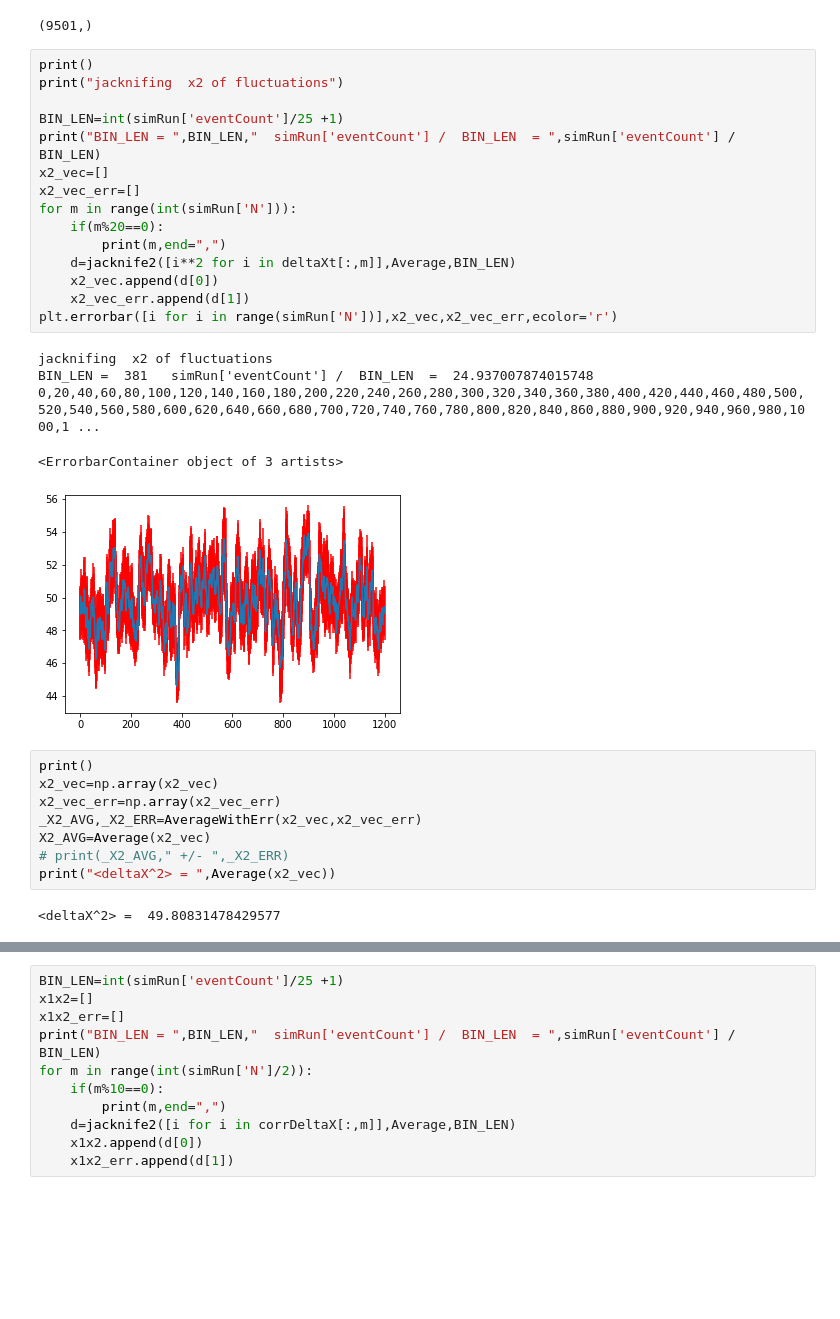
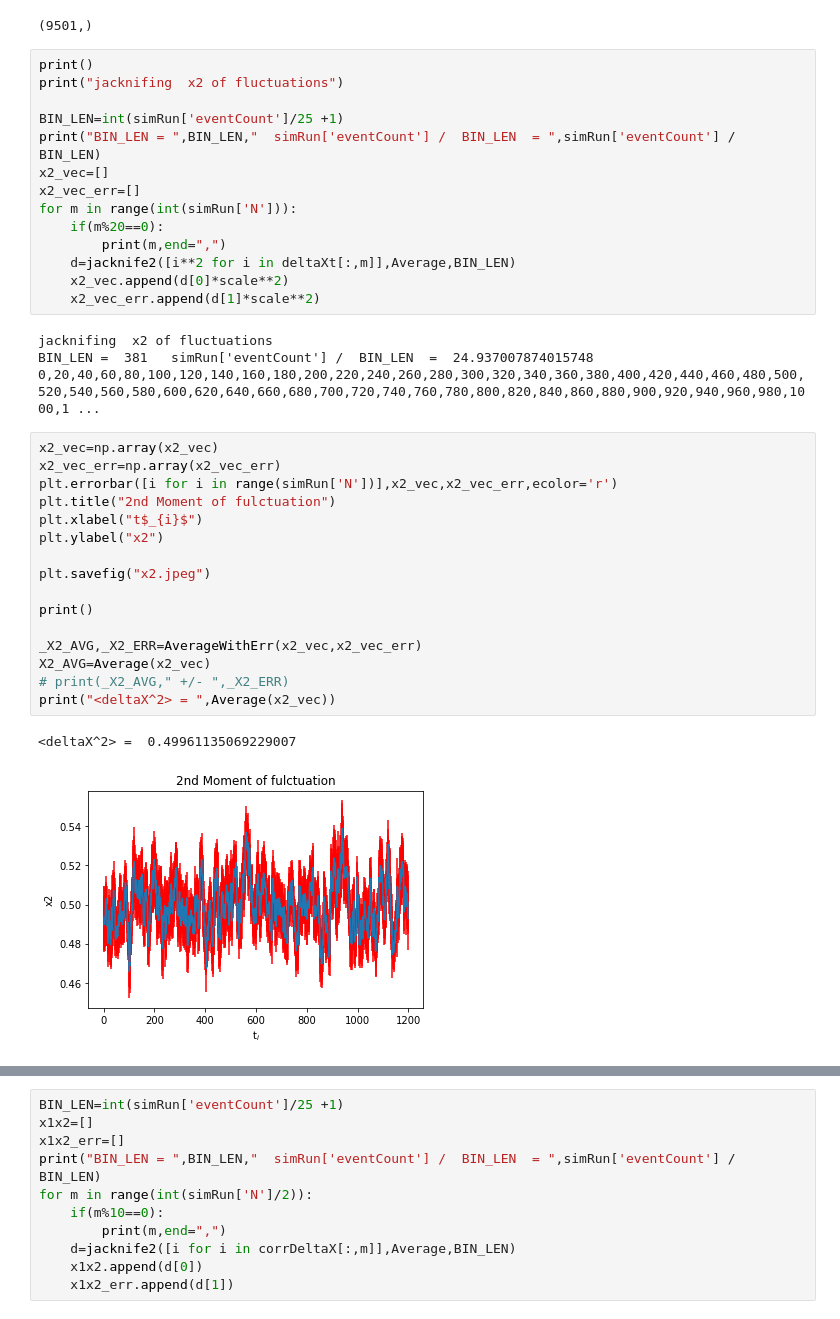
Before and after one commit to ats2008/bs_final_project_2019, a Jupyter notebook: hoMCAnalysis/Data Analysis - Analysis temp.ipynb, the cells around one changed output, grey strips where cells are left out. Saved outputs shown, nothing was run; the diff lists cells and outputs as text; blank space fills up the shorter version.

```diff
--- a/hoMCAnalysis/Data Analysis - Analysis temp.ipynb
+++ b/hoMCAnalysis/Data Analysis - Analysis temp.ipynb
@@ -325,25 +307,31 @@ for m in range(int(simRun['N'])):
     if(m%20==0):
         print(m,end=",")
     d=jacknife2([i**2 for i in deltaXt[:,m]],Average,BIN_LEN)
-    x2_vec.append(d[0])
-    x2_vec_err.append(d[1])
-plt.errorbar([i for i in range(simRun['N'])],x2_vec,x2_vec_err,ecolor='r')
+    x2_vec.append(d[0]*scale**2)
+    x2_vec_err.append(d[1]*scale**2)
 # %% [output]
 jacknifing  x2 of fluctuations
 BIN_LEN =  381   simRun['eventCount'] /  BIN_LEN  =  24.937007874015748
 0,20,40,60,80,100,120,140,160,180,200,220,240,260,280,300,320,340,360,380,400,420,440,460,480,500,520,540,560,580,600,620,640,660,680,700,720,740,760,780,800,820,840,860,880,900,920,940,960,980,1000,1 ...
-<ErrorbarContainer object of 3 artists>
-[figure, removed]
 # %%
-print()
 x2_vec=np.array(x2_vec)
 x2_vec_err=np.array(x2_vec_err)
+plt.errorbar([i for i in range(simRun['N'])],x2_vec,x2_vec_err,ecolor='r')
+plt.title("2nd Moment of fulctuation")
+plt.xlabel("t$_{i}$")
+plt.ylabel("x2")
+
+plt.savefig("x2.jpeg")
+
+print()
+
 _X2_AVG,_X2_ERR=AverageWithErr(x2_vec,x2_vec_err)
 X2_AVG=Average(x2_vec)
 # print(_X2_AVG," +/- ",_X2_ERR)
 print("<deltaX^2> = ",Average(x2_vec))
 # %% [output]
-<deltaX^2> =  49.80831478429577
+<deltaX^2> =  0.49961135069229007
+[figure, added]
 # %%
 print()
 print("jacknifing Vect x3")
```
Also changed, not shown: parts of 28 cells of this notebook.
